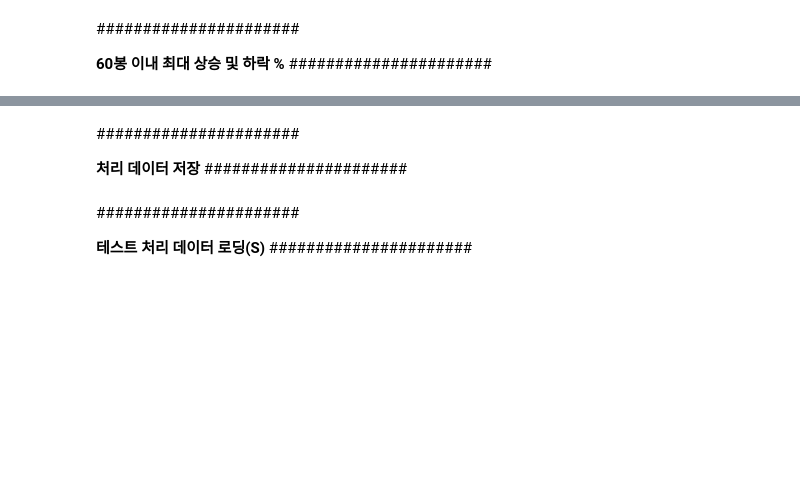
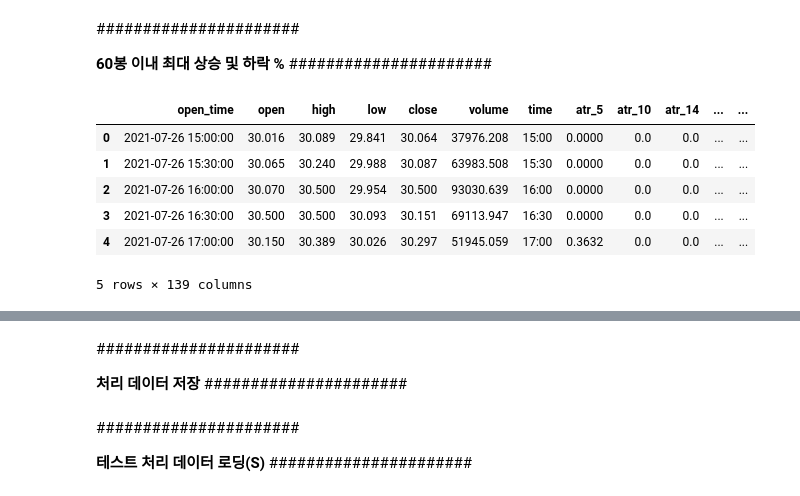
Before and after one commit to krkr5628/Crypto_Analysis_Colab, a Jupyter notebook: Data_Feature_multi_small.ipynb, the cells around one changed output, grey strips where cells are left out. Saved outputs shown, nothing was run; the diff lists cells and outputs as text; code cells hidden in the pictures; blank space fills up the shorter version.

```diff
--- a/Data_Feature_multi_small.ipynb
+++ b/Data_Feature_multi_small.ipynb
@@ -611,0 +652,7 @@ data.head()
+# %%
+# Load the dataset from Kaggle
+file_path = '/content/drive/MyDrive/Data/SOL_Data_30m.csv'
+data = pd.read_csv(file_path)
+
+# Display the first few rows of the dataset to ensure it is loaded correctly
+data.head()
@@ -721,33 +915,49 @@ data = calculate_supertrend(data, supertrend_settings)
 # %%
 def calculate_max_min_returns(df):
     window_size = 60
 
-    # 'open_time'이 이미 인덱스로 설정되어 있는지 확인
-    if df.index.name != 'open_time':
-        raise KeyError("'open_time' 열이 인덱스로 설정되어 있어야 합니다.")
+    # 'open_time' 열이 데이터프레임에 있는지 확인
+    if 'open_time' not in df.columns:
+        raise KeyError("'open_time' 열이 데이터프레임에 포함되어 있어야 합니다.")
+
+    # 'open_time' 열을 datetime으로 변환
+    df['open_time'] = pd.to_datetime(df['open_time'])
 
     # 인덱스 중복 확인 및 제거
-    df = df[~df.index.duplicated(keep='first')].copy()
+    df = df.drop_duplicates(subset='open_time', keep='first').copy()
 
-    # 60분 윈도우를 적용하여 최대 및 최소 가격 계산
-    df['max_price'] = df['high'].rolling(f'{window_size}T').max().shift(-window_size)
-    df['min_price'] = df['low'].rolling(f'{window_size}T').min().shift(-window_size)
-
-    # 결측값을 적절히 처리 (예: 마지막 몇 행)
-    df['max_price'].fillna(df['high'], inplace=True)
-    df['min_price'].fillna(df['low'], inplace=True)
+    # 인덱스를 'open_time'으로 설정
+    df.set_index('open_time', inplace=True)
 
     # 현재 가격
     current_price = df['close']
 
-    # 최대 및 최소 수익률 계산
-    df['max_return_60min'] = ((df['max_price'] - current_price) / current_price) * 100
-    df['min_return_60min'] = ((df['min_price'] - current_price) / current_price) * 100
+    # 60분 윈도우를 적용하여 최대 및 최소 가격 계산
+    rolling_max = df['high'].rolling(window=window_size, min_periods=1).max().shift(-window_size)
+    rolling_min = df['low'].rolling(window=window_size, min_periods=1).min().shift(-window_size)
 
-    # 필요없는 열 삭제
-    df.drop(columns=['max_price', 'min_price'], inplace=True)
+    # 현재 행의 close와 60분 윈도우 내의 최대 high와 최소 low를 비교하여 수익률 계산
+    df['max_return_60min'] = ((rolling_max - current_price) / current_price) * 100
+    df['min_return_60min'] = ((rolling_min - current_price) / current_price) * 100
+
+    # 결측값을 적절히 처리 (예: 마지막 몇 행)
+    df['max_return_60min'].fillna(0, inplace=True)
+    df['min_return_60min'].fillna(0, inplace=True)
+
+    # 인덱스 리셋
+    df.reset_index(inplace=True)
 
     return df
 
 # 최대 상승률과 최대 하락률 계산
 data = calculate_max_min_returns(data)
+
+data.head()
+# %% [output]
+|  | open_time | open | high | low | close | volume | time | atr_5 | atr_10 | atr_14 | ... | ... |
+| 0 | 2021-07-26 15:00:00 | 30.016 | 30.089 | 29.841 | 30.064 | 37976.208 | 15:00 | 0.0000 | 0.0 | 0.0 | ... | ... |
+| 1 | 2021-07-26 15:30:00 | 30.065 | 30.240 | 29.988 | 30.087 | 63983.508 | 15:30 | 0.0000 | 0.0 | 0.0 | ... | ... |
+| 2 | 2021-07-26 16:00:00 | 30.070 | 30.500 | 29.954 | 30.500 | 93030.639 | 16:00 | 0.0000 | 0.0 | 0.0 | ... | ... |
+| 3 | 2021-07-26 16:30:00 | 30.500 | 30.500 | 30.093 | 30.151 | 69113.947 | 16:30 | 0.0000 | 0.0 | 0.0 | ... | ... |
+| 4 | 2021-07-26 17:00:00 | 30.150 | 30.389 | 30.026 | 30.297 | 51945.059 | 17:00 | 0.3632 | 0.0 | 0.0 | ... | ... |
+5 rows × 139 columns
```
Also changed, not shown: parts of 25 cells of this notebook.
